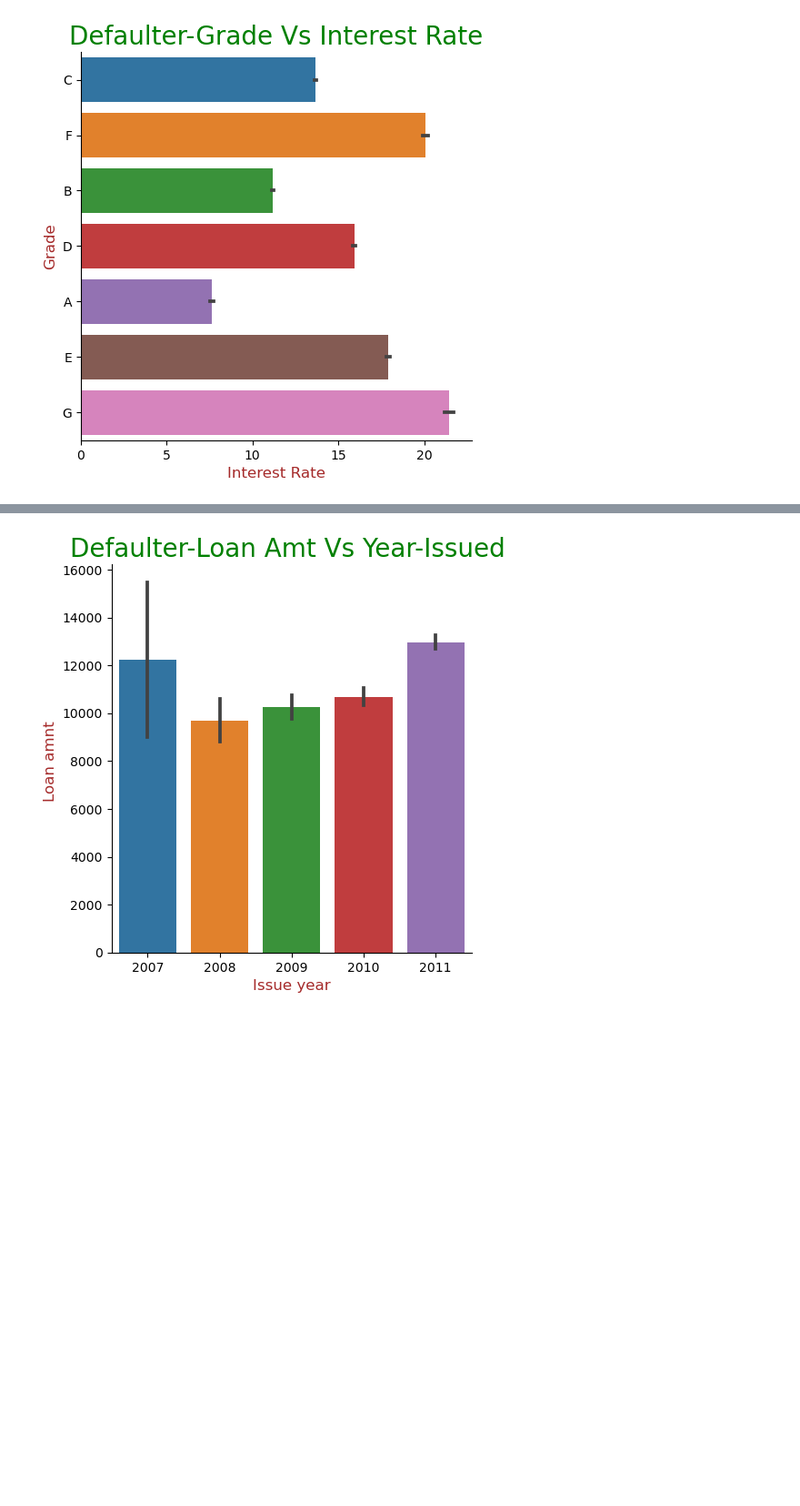
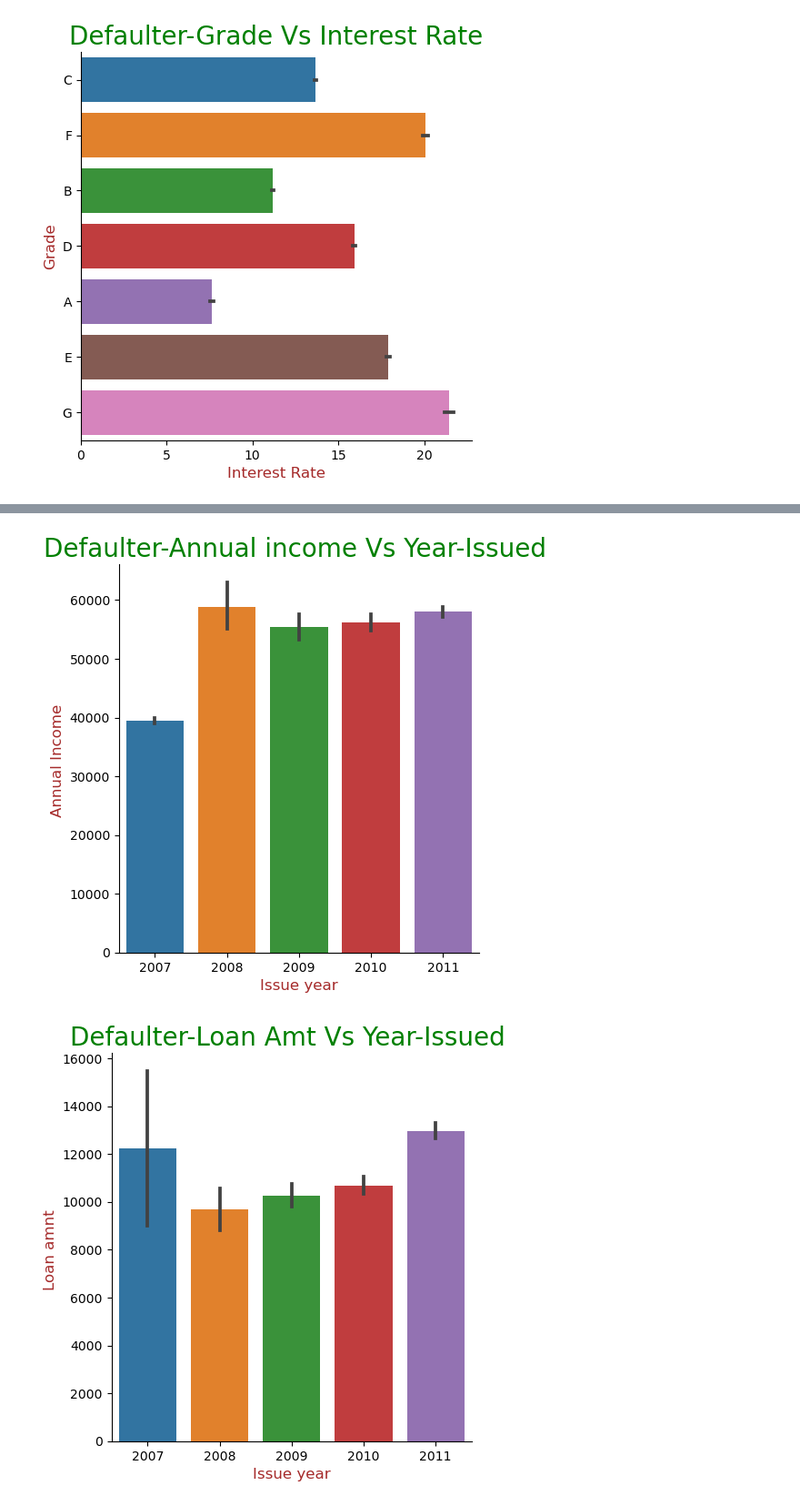
Before and after one commit to arunprakash-01/LendingClubCaseStudy, a Jupyter notebook: Arun_Prakash.ipynb, the cells around one changed output, grey strips where cells are left out. Shown at 91% size. Saved outputs shown, nothing was run; the diff lists cells and outputs as text; code cells hidden in the pictures; blank space fills up the shorter version.

```diff
--- a/Arun_Prakash.ipynb
+++ b/Arun_Prakash.ipynb
@@ -568,5 +568,14 @@ plt.show()
 # %%
 #Most of the defaulters whose home ownership is 'MORTGAGE and have Loan amount of 14000
+# %%
+sns.catplot(x = 'issue_d_yr', y = 'annual_inc', data = valid_data_charged, kind = 'bar')
+# Labeling Axes
+plt.title("Defaulter-Annual income Vs Year-Issued ", fontdict={'fontsize': 20, 'fontweight' : 5, 'color' : 'Green'})
+plt.ylabel("Annual Income ", fontdict={'fontsize': 12, 'fontweight' : 5, 'color' : 'Brown'})
+plt.xlabel("Issue year", fontdict={'fontsize': 12, 'fontweight' : 5, 'color' : 'Brown'})
+plt.show()
+# %% [output]
+[figure, added]
 # %%
 sns.catplot(x = 'issue_d_yr', y = 'loan_amnt', data = valid_data_charged, kind = 'bar')
 # Labeling Axes
```
Also changed, not shown: parts of 4 cells of this notebook, 1 other file.
